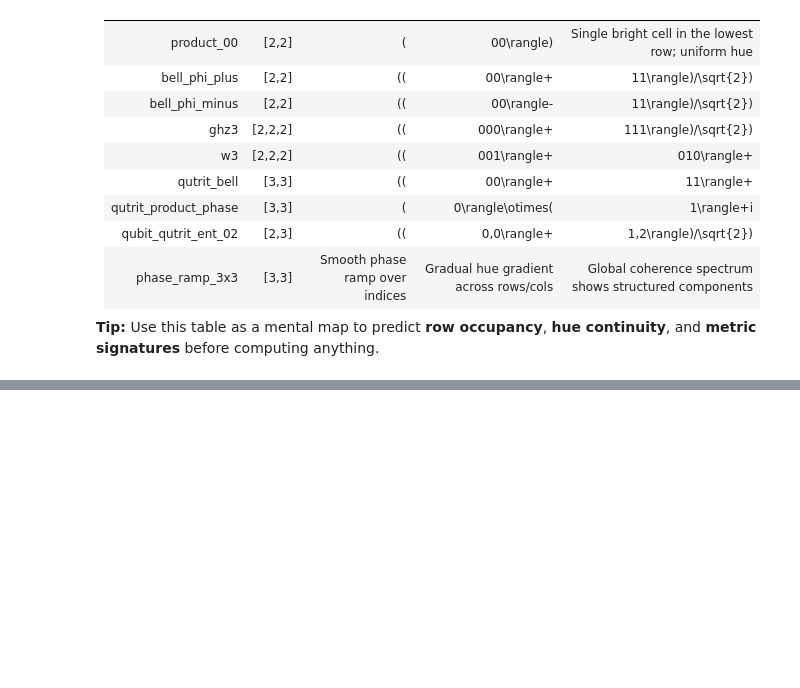
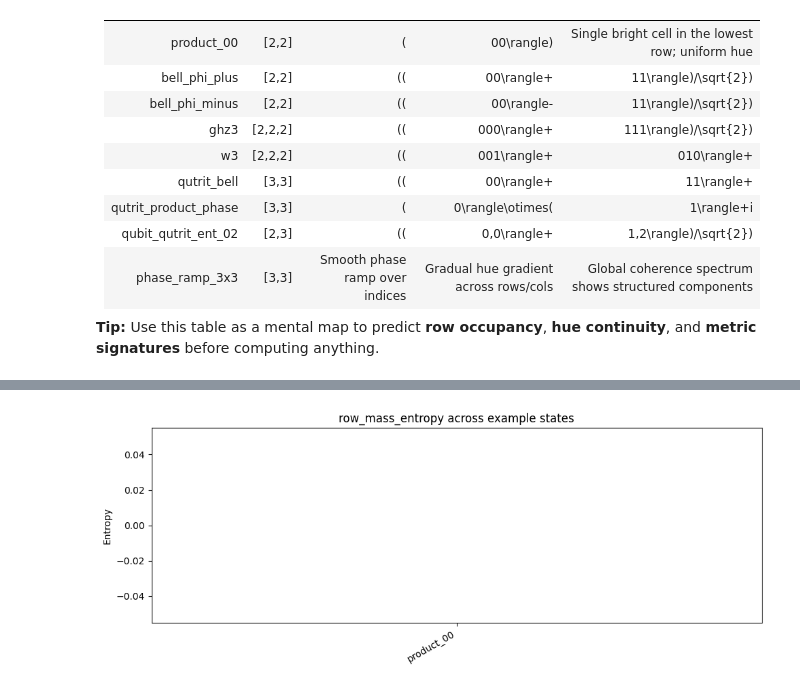
Before and after one commit to Siddharthgolecha/Quantum-Structure-Diagrams, a Jupyter notebook: HLD_Examples_Detailed.ipynb, the cells around one changed output, grey strips where cells are left out. Cells and saved outputs as stored; diff of their text form; code cells hidden in the pictures; blank space fills up the shorter version.

Commit message:
Improved plotting

```diff
--- a/HLD_Examples_Detailed.ipynb
+++ b/HLD_Examples_Detailed.ipynb
@@ -366,16 +376,10 @@ def dim_size(dims):
     return s
 
 def idx(*levels, dims):
-    L = list(map(int, levels))
-    D = list(map(int, dims))
-    if len(L) != len(D):
-        raise ValueError("levels and dims length mismatch")
-    out = 0
-    for li, di in zip(L, D):
-        if not (0 <= li < di):
-            raise ValueError(f"level {li} out of range for dim {di}")
-        out = out * di + li
-    return out
+    idx = 0
+    for li, di in zip(levels, dims):
+        idx = idx * di + li
+    return idx
 
 def basis(levels, dims):
     n = dim_size(dims)
@@ -419,58 +423,48 @@ examples = [
 ]
 
 def summarize_metrics(m):
-    # Row prob entropy
-    rp = m.get("row_probabilities")
-    if rp is not None:
-        rp_arr = np.array(rp, dtype=float).flatten()
-        rp_arr = rp_arr[rp_arr > 0]
-        row_mass_entropy = -(rp_arr * np.log(rp_arr)).sum() if rp_arr.size else np.nan
+
+    # ----- Row Mass Entropy -----
+    rd = m.get("row_distribution")  # dict or list
+    if rd is not None:
+        rd_arr = np.array(list(rd.values()) if isinstance(rd, dict) else rd, dtype=float)
+        rd_arr = rd_arr[rd_arr > 0]
+        row_mass_entropy = -(rd_arr * np.log(rd_arr)).sum() if rd_arr.size else 0.0
     else:
         row_mass_entropy = np.nan
 
-    # Mean intra-row coherence
-    irc = m.get("intra_row_coherence")
-    try:
-        irc_vals = np.array(list(irc.values()) if isinstance(irc, dict) else irc, dtype=float)
-        mean_intra_row_coherence = float(np.nanmean(irc_vals)) if irc_vals.size else np.nan
-    except Exception:
+    # ----- Intra-row Coherence -----
+    ir = m.get("coherence", {}).get("intra_row")
+    if ir is not None:
+        ir_arr = np.array(list(ir.values()) if isinstance(ir, dict) else ir, dtype=float)
+        mean_intra_row_coherence = float(np.nanmean(ir_arr))
+    else:
         mean_intra_row_coherence = np.nan
 
-    # Mean amplitude entropy
+    # ----- Amplitude Entropy -----
     ae = m.get("amplitude_entropy")
-    try:
-        ae_vals = np.array(list(ae.values()) if isinstance(ae, dict) else ae, dtype=float)
-        mean_amplitude_entropy = float(np.nanmean(ae_vals)) if ae_vals.size else np.nan
-    except Exception:
-        mean_amplitude_entropy = np.nan
+    if isinstance(ae, dict):
+        ae_vals = np.array(list(ae.values()), dtype=float)
+    else:
+        ae_vals = np.array(ae, dtype=float)
+    mean_amplitude_entropy = float(np.nanmean(ae_vals)) if ae_vals.size else np.nan
 
-    # Max inter-row correlation (off-diagonal)
-    corr = m.get("inter_row_correlation_matrix")
-    try:
-        C = np.array(corr, dtype=float)
-        if C.ndim == 2:
-            off_diag = C.copy()
-            np.fill_diagonal(off_diag, 0.0)
-            max_inter_row_corr = float(np.nanmax(np.abs(off_diag))) if off_diag.size else np.nan
-        else:
-            max_inter_row_corr = np.nan
-    except Exception:
+    # ----- Inter-row Correlation -----
+    C = m.get("coherence", {}).get("inter_row_matrix")
+    if C is not None:
+        C = np.array(C, dtype=float)
+        off = C.copy()
+        np.fill_diagonal(off, 0)
+        max_inter_row_corr = float(np.nanmax(np.abs(off)))
+    else:
         max_inter_row_corr = np.nan
 
-    # Entanglement visibility (as provided)
-    ev = m.get("entanglement_visibility_index")
-    try:
-        entanglement_visibility = float(ev)
-    except Exception:
-        entanglement_visibility = np.nan
+    # ----- Entanglement Visibility -----
+    entanglement_visibility = float(m.get("entanglement_visibility_index", np.nan))
 
-    # Global coherence spectrum norm
+    # ----- Global Coherence Norm -----
     gcs = m.get("global_coherence_spectrum")
-    try:
-        g = np.array(gcs, dtype=float).flatten()
-        global_coherence_norm = float(np.linalg.norm(g)) if g.size else np.nan
-    except Exception:
-        global_coherence_norm = np.nan
+    global_coherence_norm = float(np.linalg.norm(np.array(gcs, dtype=float))) if gcs is not None else np.nan
 
     return {
         "row_mass_entropy": row_mass_entropy,
@@ -481,32 +475,41 @@ def summarize_metrics(m):
         "global_coherence_norm": global_coherence_norm,
     }
 
 # Compute metrics for each example
 rows = []
 for name, dims, psi in examples:
     m = compute_hld_metrics(psi, dims=dims)
     s = summarize_metrics(m)
     s.update({"state": name, "dims": str(dims)})
     rows.append(s)
 
 df = pd.DataFrame(rows).set_index("state")
-from caas_jupyter_tools import display_dataframe_to_user
-display_dataframe_to_user("HLD Metrics Dashboard (Summary)", df.reset_index())
+# Compute metrics for each example
+rows = []
+for name, dims, psi in examples:
+    m = compute_hld_metrics(psi, dims=dims)
+    s = summarize_metrics(m)
+    s.update({"state": name, "dims": str(dims)})
+    rows.append(s)
+
+df = pd.DataFrame(rows).set_index("state")
 
 # Plot one metric per figure (no seaborn, single-plot figures, default colors)
 def bar_metric(metric_key, ylabel):
     plt.figure(figsize=(10, 4))
     vals = df[metric_key].values
     plt.bar(df.index.tolist(), vals)
     plt.xticks(rotation=30, ha="right")
     plt.ylabel(ylabel)
     plt.title(f"{metric_key} across example states")
     plt.tight_layout()
     plt.show()
 
 bar_metric("row_mass_entropy", "Entropy")
 bar_metric("mean_intra_row_coherence", "Mean coherence")
 bar_metric("mean_amplitude_entropy", "Mean amplitude entropy")
 bar_metric("max_inter_row_corr", "Max inter-row correlation")
 bar_metric("entanglement_visibility", "Visibility (heuristic)")
 bar_metric("global_coherence_norm", "L2 norm")
+# %% [output]
+[figure, added]
```
Also changed, not shown: parts of 14 cells of this notebook, 2 other files.
